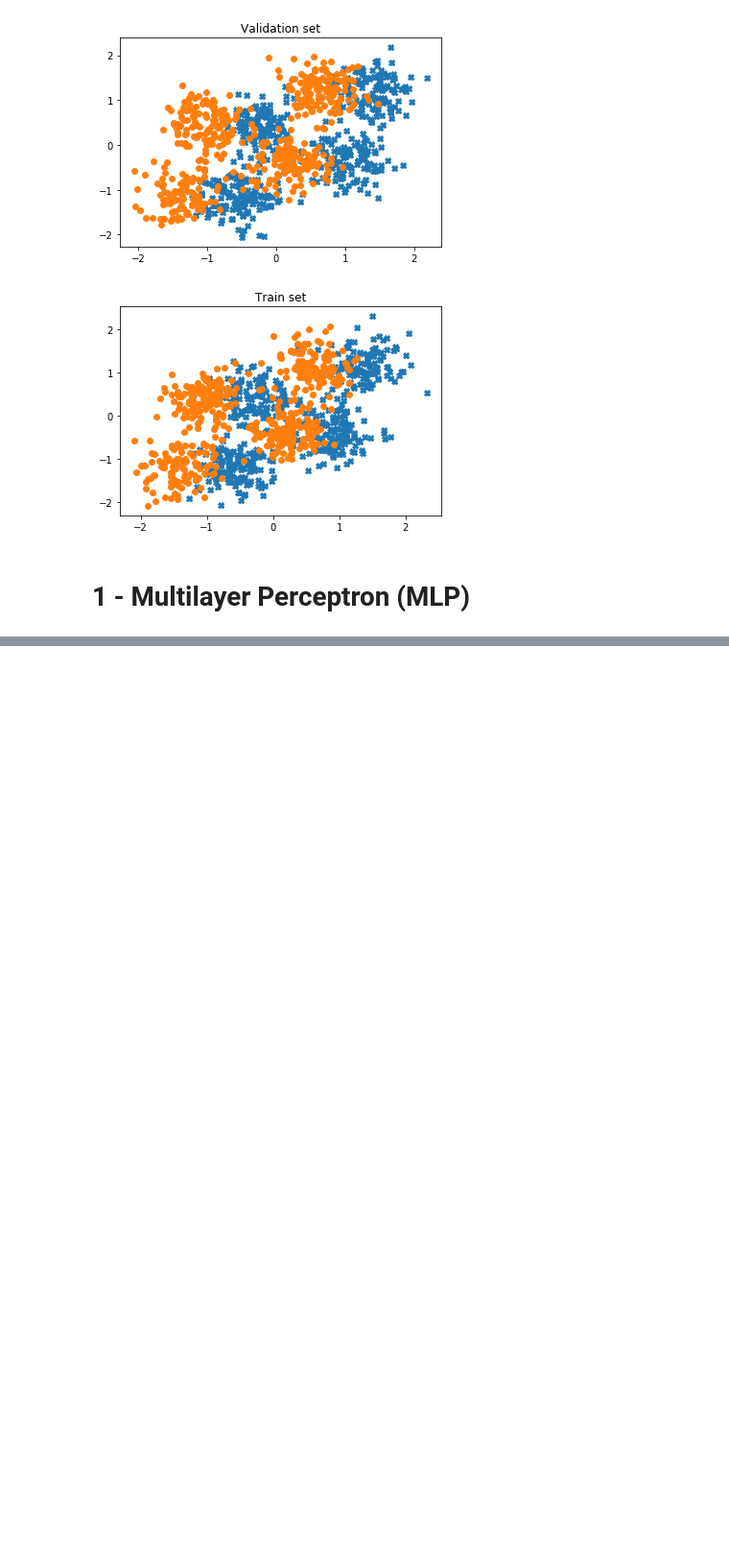
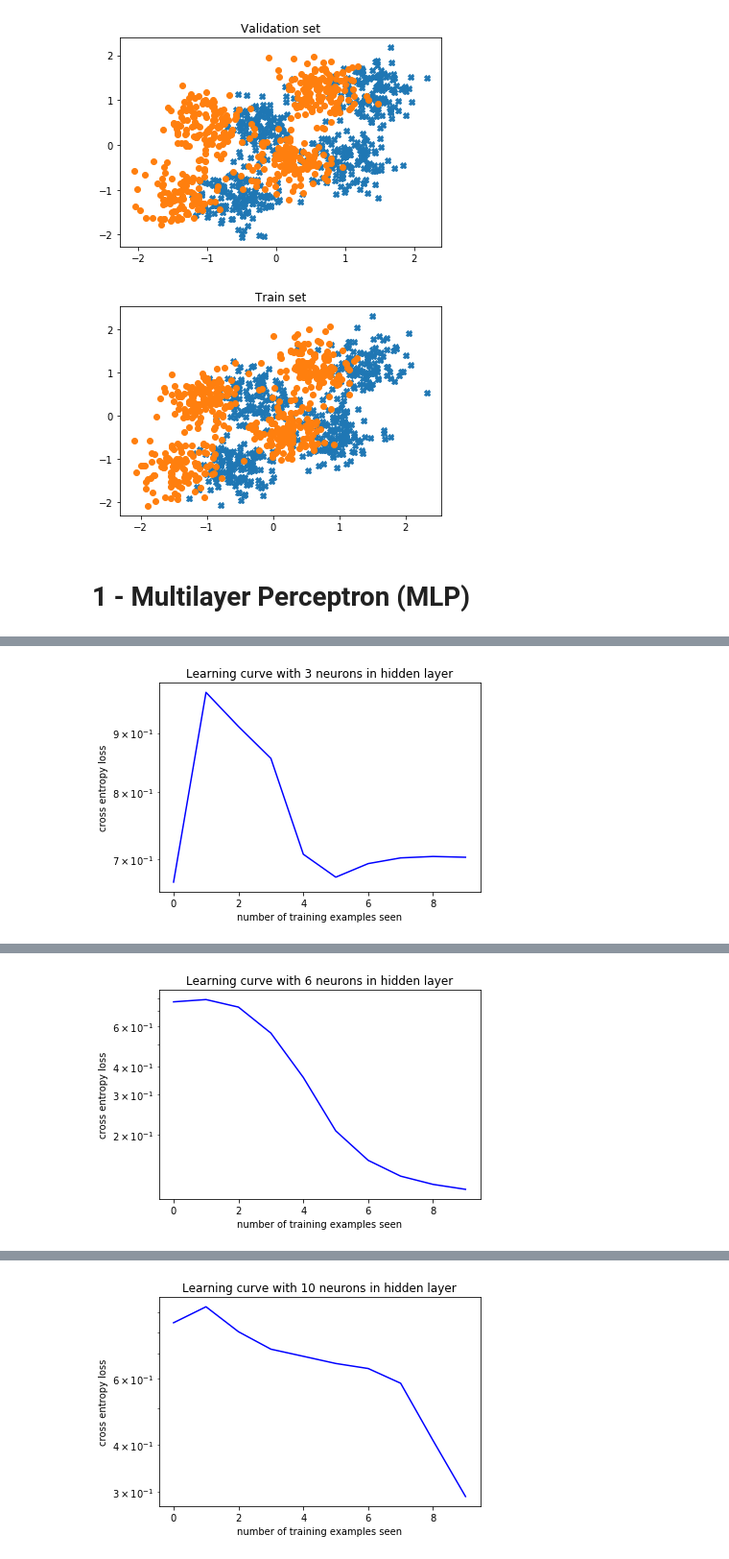
Before and after one commit to RafaelGoncalves8/machine-learning, a Jupyter notebook: 3-mlp-and-svm/deliver/EFC3 - MLP and SVM.ipynb, the cells around one changed output, grey strips where cells are left out. Shown at 96% size. Drawn from its saved outputs; the diff is of its cells as text; code cells hidden in the pictures; blank space fills up the shorter version.

```diff
--- a/3-mlp-and-svm/deliver/EFC3 - MLP and SVM.ipynb
+++ b/3-mlp-and-svm/deliver/EFC3 - MLP and SVM.ipynb
@@ -70,6 +71,6 @@ plt.show()
 C = 1 # number of classes
 D_in = 2 # dimension of input
 learning_rate = 0.1
-epochs = 10
-show_step = 10
+epochs = 50
+show_step = 5
 # %%
@@ -109,5 +119,8 @@ Train Epoch: 90 Loss: 1.341848
 # %%
+learning_rate = 0.01
+epochs = 100
 for H in [3, 6, 10, 30, 60, 100]:
+    print("H = ", H)
     train_losses = []
     val_losses = []
 
@@ -131,7 +144,7 @@ for H in [3, 6, 10, 30, 60, 100]:
             optimizer.step()
         if epoch % show_step == 0:
             print('Train Epoch: {} Loss: {:.6f}'.format(epoch, loss.item()))
-        train_losses.append(loss.item())
+            train_losses.append(loss.item())
 
     model.eval()
     val_loss = 0
@@ -141,14 +154,20 @@ for H in [3, 6, 10, 30, 60, 100]:
                                          torch.tensor(y_train, dtype=torch.float)):
             output = model(data)
             val_loss += F.binary_cross_entropy(output, target, size_average=False).item()
-            print(output)
-            pred = output.data.max(0, keepdim=True)[1]
-            print(pred)
-            correct += pred.eq(target.data.view_as(pred)).sum()
-            print(correct[0])
+            pred = torch.round(output)
+            correct += (1 if pred == target else 0)
     val_loss /= len(y_val)
     val_losses.append(val_loss)
     print('\nValidation set: Avg. loss: {:.4f}, Accuracy: {}/{} ({:.0f}%)\n'.format(
     val_loss, correct, len(y_val),
     100. * correct / len(y_val)))
+
+    plt.plot(train_losses, color='blue')
+    plt.yscale("log")
+    #plt.scatter(test_counter, test_losses, color='red')
+    plt.title('Learning curve with {} neurons in hidden layer'.format(H))
+    #plt.legend(['Train Loss', 'Validation Loss'], loc='upper right')
+    plt.xlabel('number of training examples seen')
+    plt.ylabel('cross entropy loss')
+    plt.show()
 # %% [output]
@@ -157,0 +187 @@ tensor([0])
+[figure, added]
@@ -158,0 +201 @@ AttributeError: 'Tensor' object has no attribute 'astype'
+[figure, added]
@@ -158,0 +215 @@ AttributeError: 'Tensor' object has no attribute 'astype'
+[figure, added]
```
Also changed, not shown: parts of 5 cells of this notebook.
